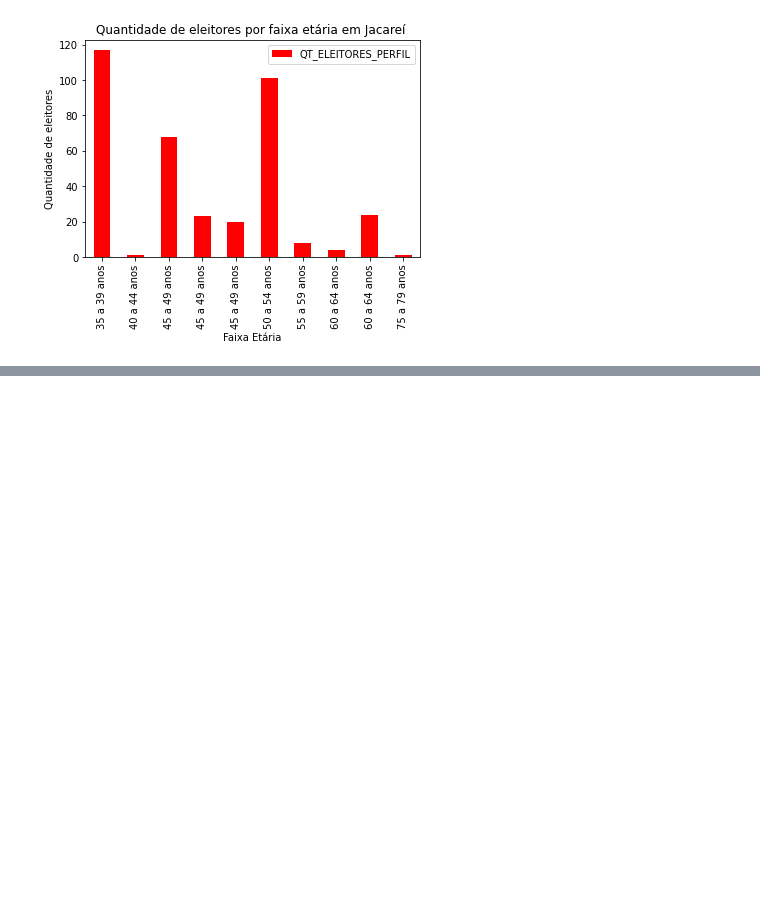
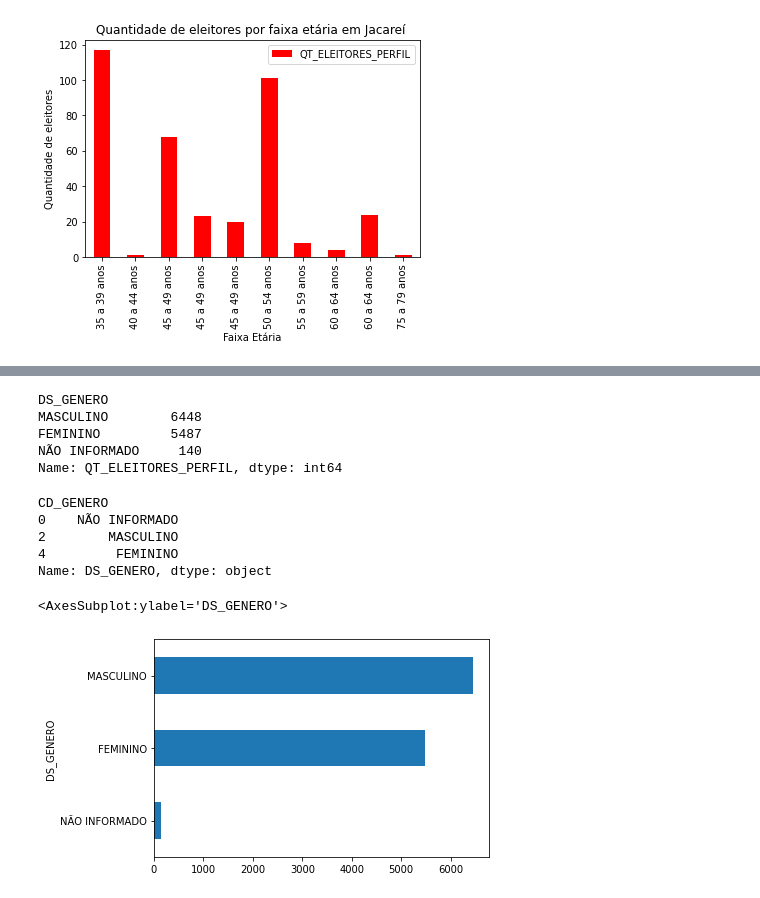
Before and after one commit to LucasACES/Analise_de_dados_publicos, a Jupyter notebook: Análise de eleitores por gênero.ipynb, the cells around one changed output, grey strips where cells are left out. Cells and saved outputs as stored; diff of their text form; code cells hidden in the pictures; blank space fills up the shorter version.

Commit message:
Dados de Caçapava

```diff
--- a/Análise de eleitores por gênero.ipynb
+++ b/Análise de eleitores por gênero.ipynb
@@ -73,3 +74,7 @@ mun.tail(10).plot(kind='bar',
 # %% [output]
 <AxesSubplot:title={'center':'Quantidade de eleitores por faixa etária em Jacareí '}, xlabel='Faixa Etária', ylabel='Quantidade de eleitores'>
 [figure]
+# %%
+file = r'C:\Users\Marcus\Desktop\Análise_de_Dados_Públicos\perfil_eleitorado_ATUAL.csv'
+df = pd.read_csv(file, delimiter=';',
+                 error_bad_lines=False, encoding='latin1')
@@ -75,0 +119,21 @@ mun.tail(10).plot(kind='bar',
+# %%
+df.groupby('DS_GENERO')['QT_ELEITORES_PERFIL'].max().sort_values(ascending=False)
+# %% [output]
+DS_GENERO
+MASCULINO        6448
+FEMININO         5487
+NÃO INFORMADO     140
+Name: QT_ELEITORES_PERFIL, dtype: int64
+# %%
+df.groupby('CD_GENERO')['DS_GENERO'].max()
+# %% [output]
+CD_GENERO
+0    NÃO INFORMADO
+2        MASCULINO
+4         FEMININO
+Name: DS_GENERO, dtype: object
+# %%
+df.groupby('DS_GENERO')['QT_ELEITORES_PERFIL'].max().sort_values().plot(kind='barh')
+# %% [output]
+<AxesSubplot:ylabel='DS_GENERO'>
+[figure, added]
```
Also changed, not shown: parts of 9 cells of this notebook.
